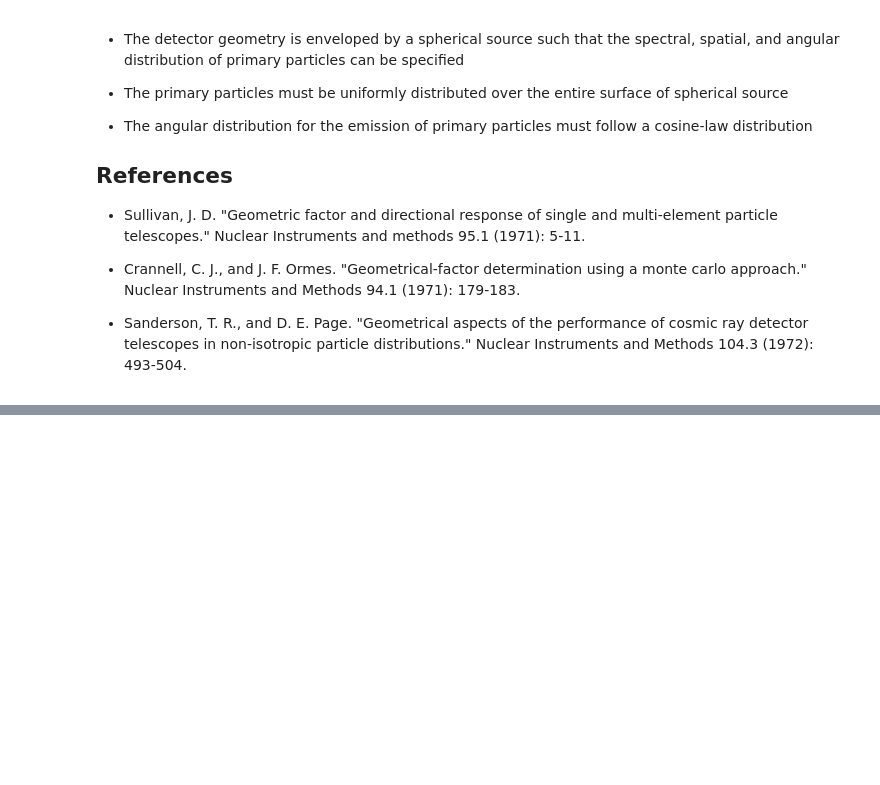
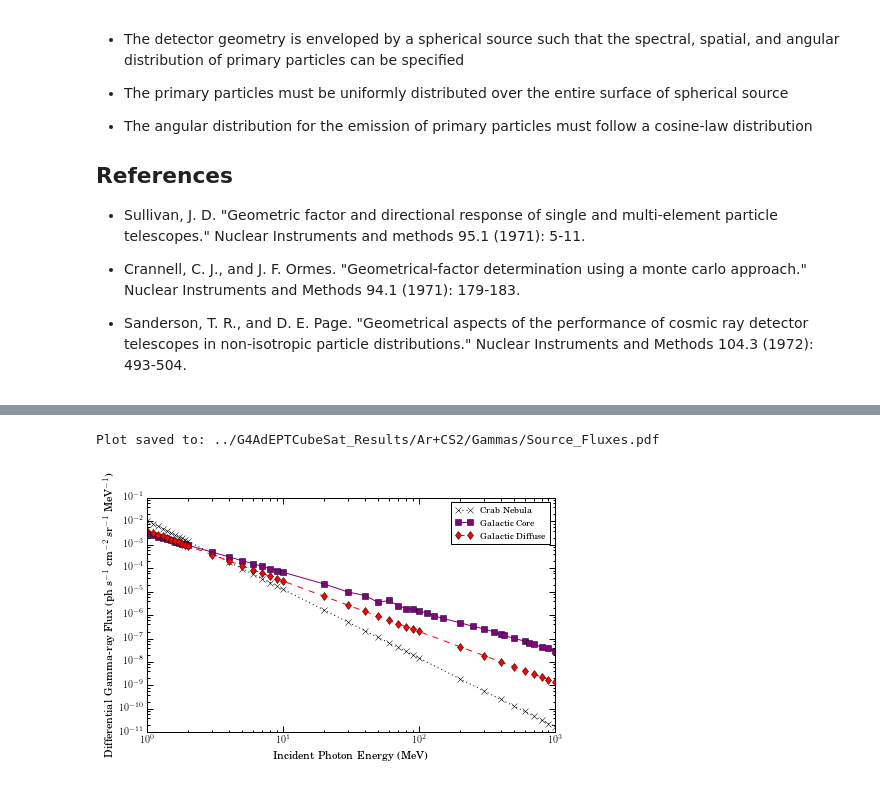
Before and after one commit to mkurnell/G4AdEPTCubeSat-Analysis, a Jupyter notebook: G4AdEPTCubeSat Geometry Factor.ipynb, the cells around one changed output, grey strips where cells are left out. Saved outputs shown, nothing was run; the diff lists cells and outputs as text; code cells hidden in the pictures; blank space fills up the shorter version.

Commit message:
Added additional gamma spectra

```diff
--- a/G4AdEPTCubeSat Geometry Factor.ipynb
+++ b/G4AdEPTCubeSat Geometry Factor.ipynb
@@ -711,0 +677,43 @@ Plot saved to: ../G4AdEPTCubeSat_Results/Ar+CS2/Gammas/Energy_Depositron_Gamma.p
+# %%
+figFs, axFs = plt.subplots(1,1)
+
+crabSpectrum = 9.10e-9 * (Energies_MeV/118.)**(-2.93) # Fit from Nolan, et al. SpJ 409, 697-704, 1993
+
+galCore = np.array([9.70685e-06,6.85838e-06,3.52933e-06,4.20703e-06,2.56855e-06,1.90188e-06,1.50684e-06,1.21618e-06,9.47592e-07,7.21308e-07,4.77591e-07,3.33494e-07,2.58780e-07,1.93096e-07,1.40246e-07,1.02001e-07,6.42631e-08,4.21583e-08,2.82303e-08,1.67075e-08,1.07388e-08,5.88882e-09,3.44384e-09,2.02983e-09,1.33744e-09,6.65163e-10,2.88258e-10,5.13171e-11,4.63794e-12])
+galCoreError = np.array([3.47842e-06,2.47786e-06,9.76928e-07,7.06234e-07,5.59932e-08,4.04776e-08,2.89241e-08,3.07217e-08,2.83946e-08,1.03603e-08,1.23135e-08,1.41791e-08,4.21084e-09,4.85148e-09,4.90537e-09,1.44235e-09,1.82342e-09,1.96727e-09,4.28564e-10,5.69238e-10,6.36344e-10,1.20477e-10,1.64906e-10,1.92826e-10,3.03451e-11,3.21074e-11,4.33015e-11,3.68131e-12,1.16524e-12])
+galCoreEnergyRange = np.array([30.,40.,50.,60.,70.,80.,100.,115.,130.,150.,200.,250.,300.,360.,420.,500.,650.,800.,1000.,1300.,1600.,2000.,2600.,3200.,4000.,5000.,7000.,10000.,30000.])
+
+galCoreEnergyRangeSupp = Energies_MeV[:38] # Supplement the energies not included in Hunter et. al 1997
+galCoreSupp = 30.*10**(-4)*(galCoreEnergyRangeSupp**(-1.65))
+galCoreEnergyRange = np.append(galCoreEnergyRangeSupp,galCoreEnergyRange)
+galCore = np.append(galCoreSupp,galCore)
+galCoreEnergyRange = np.insert(galCoreEnergyRange, [44], [90.])
+galCoreEnergyRange = np.insert(galCoreEnergyRange, [53], [400.0])
+galCoreEnergyRange = np.insert(galCoreEnergyRange, [56], [600.0])
+galCoreEnergyRange = np.insert(galCoreEnergyRange, [58], [700.0])
+galCoreEnergyRange = np.insert(galCoreEnergyRange, [60], [900.0])
+galCore = np.insert(galCore, [44], [30.*10**(-4)*(galCoreEnergyRange[44]**(-1.65))])
+galCore = np.insert(galCore, [53], [30.*10**(-4)*(galCoreEnergyRange[53]**(-1.65))])
+galCore = np.insert(galCore, [56], [30.*10**(-4)*(galCoreEnergyRange[56]**(-1.65))])
+galCore = np.insert(galCore, [58], [30.*10**(-4)*(galCoreEnergyRange[58]**(-1.65))])
+galCore = np.insert(galCore, [60], [30.*10**(-4)*(galCoreEnergyRange[60]**(-1.65))])
+
+plt.loglog(Energies_MeV,crabSpectrum,'kx:',label='Crab Nebula')
+plt.loglog(galCoreEnergyRange,galCore,color='purple',marker='s',label='Galactic Core')
+plt.loglog(Energies_MeV,ETFlux, 'rd--', label='Galactic Diffuse')
+
+# Figure Properties
+axFs.set_ylabel(r'Differential Gamma-ray Flux (ph s$^{-1}$ cm$^{-2}$ sr$^{-1}$ MeV$^{-1}$)')
+axFs.set_xlabel('Incident Photon Energy (MeV)')
+axFs.set_xlim(1e0,1e3)
+axFs.set_ylim(1e-11,1e-1)
+
+axFs.legend(loc='upper right')
+
+# Save the figure
+file_figFs = 'Source_Fluxes.pdf'
+plt.savefig(DataFolder + file_figFs, bbox_inches="tight")
+print 'Plot saved to: ' + (DataFolder+file_figFs)
+# %% [output]
+Plot saved to: ../G4AdEPTCubeSat_Results/Ar+CS2/Gammas/Source_Fluxes.pdf
+[figure, added]
```
Also changed, not shown: parts of 14 cells of this notebook, 1 other file.
